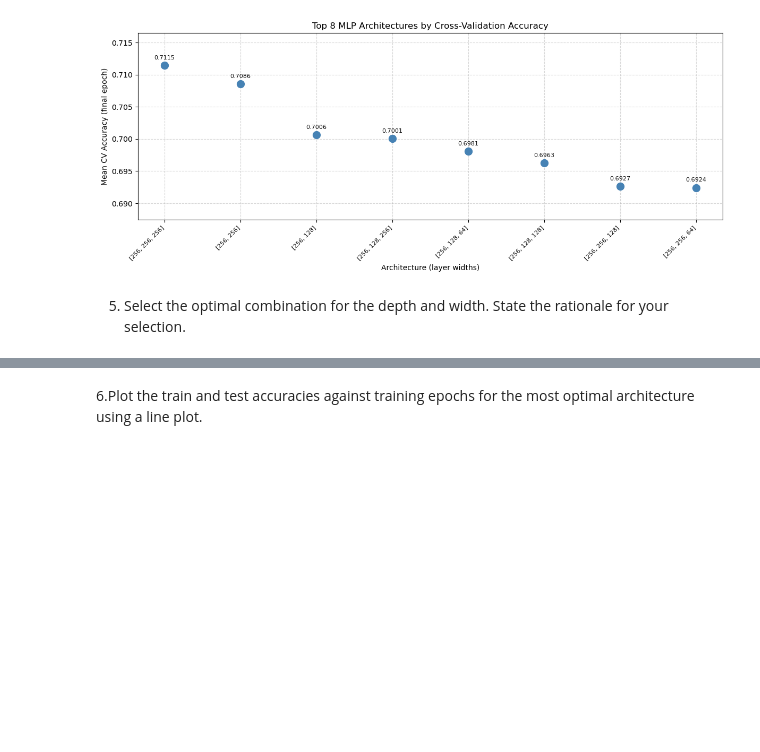
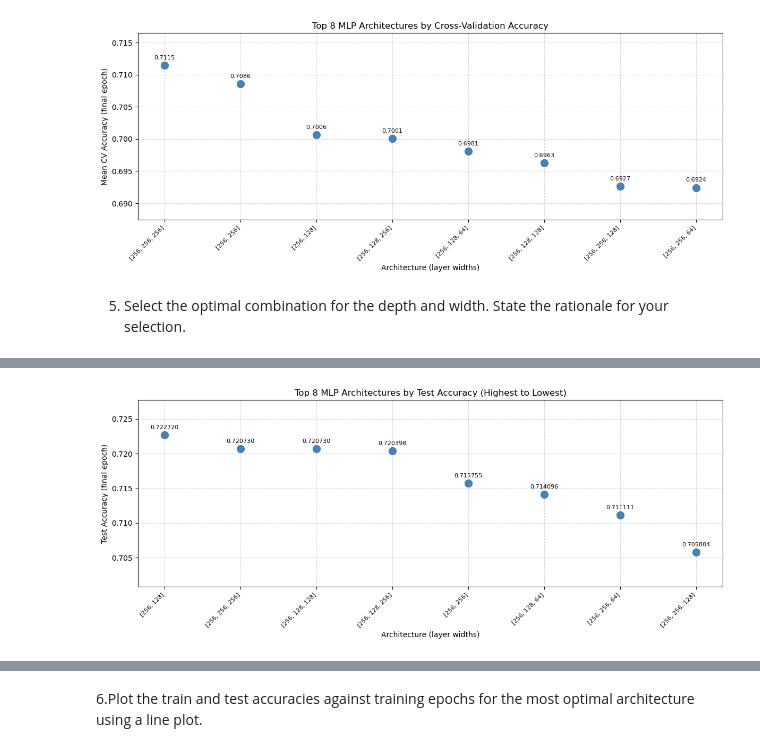
Before and after one commit to M450NCH00/SC4001-Neural-Network-Assignment, a Jupyter notebook: choo_zhenming_Part_A_3.ipynb, the cells around one changed output, grey strips where cells are left out. Drawn from its saved outputs; the diff is of its cells as text; code cells hidden in the pictures; blank space fills up the shorter version.

```diff
--- a/choo_zhenming_Part_A_3.ipynb
+++ b/choo_zhenming_Part_A_3.ipynb
@@ -238,0 +224,23 @@ and width allows the model to capture more complex relationships in the data com
+# %%
+results = {}
+
+for combo in selected_params:
+    print(f"Training {combo}...")
+    set_seed(seed)
+    m = MLP(no_features, combo, no_labels, dropout_rate).to(device)
+    tr_acc, tr_loss, v_acc, v_loss, eps = train(m, X_train_scaled, y_train, X_test_scaled, y_test, optimal_lr)
+    results[str(combo)] = {
+        'train_acc': tr_acc,
+        'val_acc': v_acc,
+        'epochs': eps,
+        'final_val_acc': v_acc[-1],
+        'model': m
+    }
+    print(f"Final Test Accuracy: {v_acc[-1]:.6f}\n")
+
+# Find and save the most optimal model
+best_combo = max(results, key=lambda x: results[x]['final_val_acc'])
+optimal_model = results[best_combo]['model']
+
+print(f"Best Architecture: {best_combo}")
+print(f"Best Test Accuracy: {results[best_combo]['final_val_acc']:.6f}")
@@ -238,0 +265,24 @@ and width allows the model to capture more complex relationships in the data com
+# %%
+sorted_results = sorted(results.items(), key = lambda x: x[1]['final_val_acc'], reverse = True)
+labels = [r[0] for r in sorted_results]
+final_accs = [r[1]['final_val_acc'] for r in sorted_results]
+
+y_min = min(final_accs) - 0.005
+y_max = max(final_accs) + 0.005
+
+plt.figure(figsize = (12, 5))
+plt.scatter(range(len(final_accs)), final_accs, s = 100, color = 'steelblue', zorder = 3)
+
+for i, (label, acc) in enumerate(zip(labels, final_accs)):
+    plt.annotate(f"{acc:.6f}", (i, acc), textcoords = "offset points", xytext = (0, 8), ha = 'center', fontsize = 8)
+
+plt.xticks(range(len(final_accs)), labels, rotation = 45, ha = 'right', fontsize = 8)
+plt.xlabel('Architecture (layer widths)')
+plt.ylabel('Test Accuracy (final epoch)')
+plt.title('Top 8 MLP Architectures by Test Accuracy (Highest to Lowest)')
+plt.ylim(y_min, y_max)
+plt.grid(True, linestyle = '--', alpha = 0.5)
+plt.tight_layout()
+plt.show()
+# %% [output]
+[figure, added]
```
Also changed, not shown: parts of 9 cells of this notebook, 3 other files.
